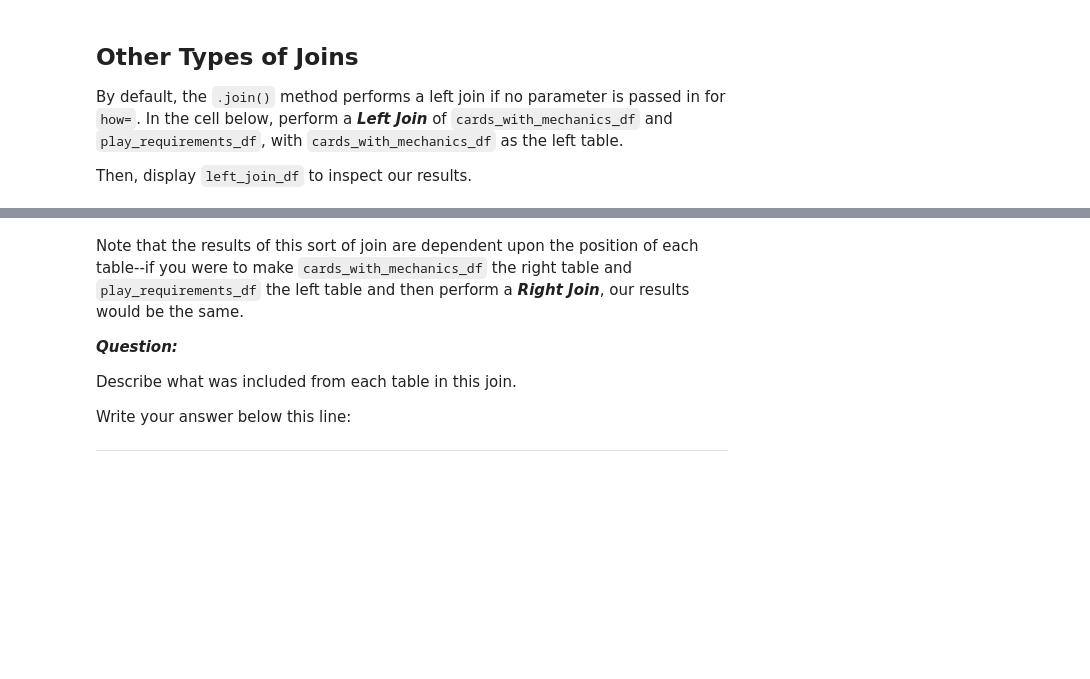
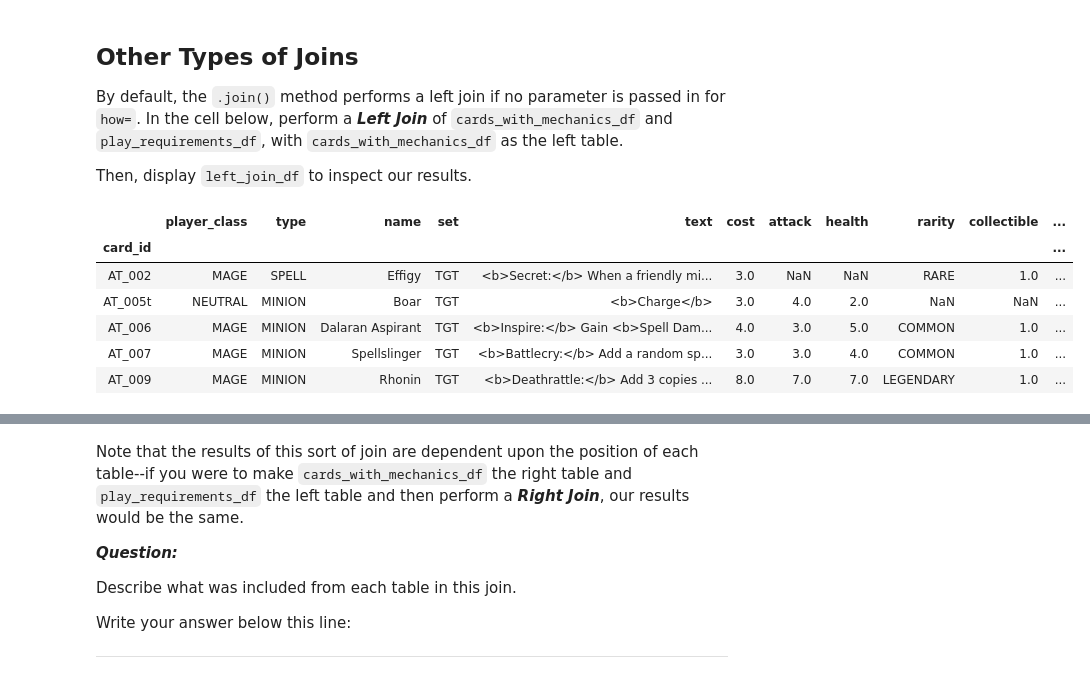
Before and after one commit to yabughaida/dsc-combining-dataframes-pandas-lab-hbs-ds-060120, a Jupyter notebook: index.ipynb, the cells around one changed output, grey strips where cells are left out. Cells and saved outputs as stored; diff of their text form; code cells hidden in the pictures; blank space fills up the shorter version.

```diff
--- a/index.ipynb
+++ b/index.ipynb
@@ -222,6 +222,16 @@ ________________________________________________________________________________
 By default, the `.join()` method performs a left join if no parameter is passed in for `how=`.  In the cell below, perform a **_Left Join_** of `cards_with_mechanics_df` and `play_requirements_df`, with `cards_with_mechanics_df` as the left table.
 
 Then, display `left_join_df` to inspect our results.
+# %%
+cards_with_mechanics_df.head()
+# %% [output]
+|  | player_class | type | name | set | text | cost | attack | health | rarity | collectible | ... |
+| card_id |  |  |  |  |  |  |  |  |  |  | ... |
+| AT_002 | MAGE | SPELL | Effigy | TGT | <b>Secret:</b> When a friendly mi... | 3.0 | NaN | NaN | RARE | 1.0 | ... |
+| AT_005t | NEUTRAL | MINION | Boar | TGT | <b>Charge</b> | 3.0 | 4.0 | 2.0 | NaN | NaN | ... |
+| AT_006 | MAGE | MINION | Dalaran Aspirant | TGT | <b>Inspire:</b> Gain <b>Spell Dam... | 4.0 | 3.0 | 5.0 | COMMON | 1.0 | ... |
+| AT_007 | MAGE | MINION | Spellslinger | TGT | <b>Battlecry:</b> Add a random sp... | 3.0 | 3.0 | 4.0 | COMMON | 1.0 | ... |
+| AT_009 | MAGE | MINION | Rhonin | TGT | <b>Deathrattle:</b> Add 3 copies ... | 8.0 | 7.0 | 7.0 | LEGENDARY | 1.0 | ... |
 # %%
 left_join_df = cards_with_mechanics_df.join(play_requirements_df)
 left_join_df
```
